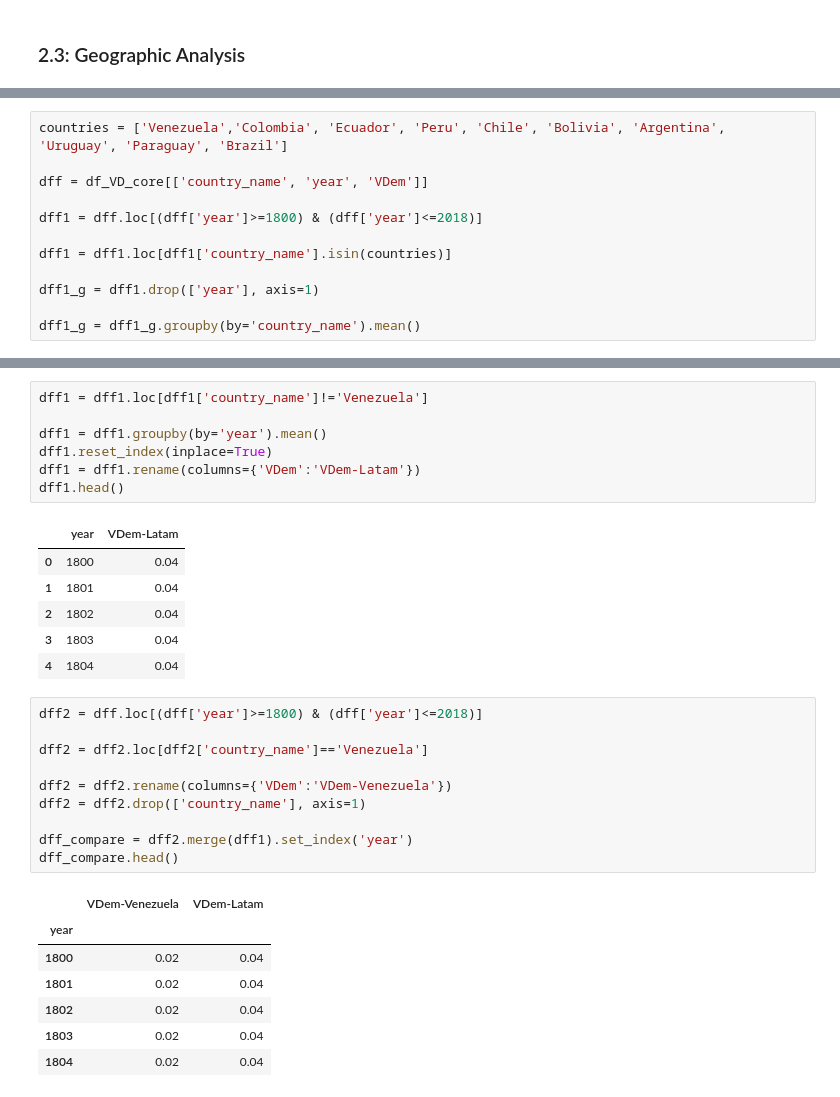
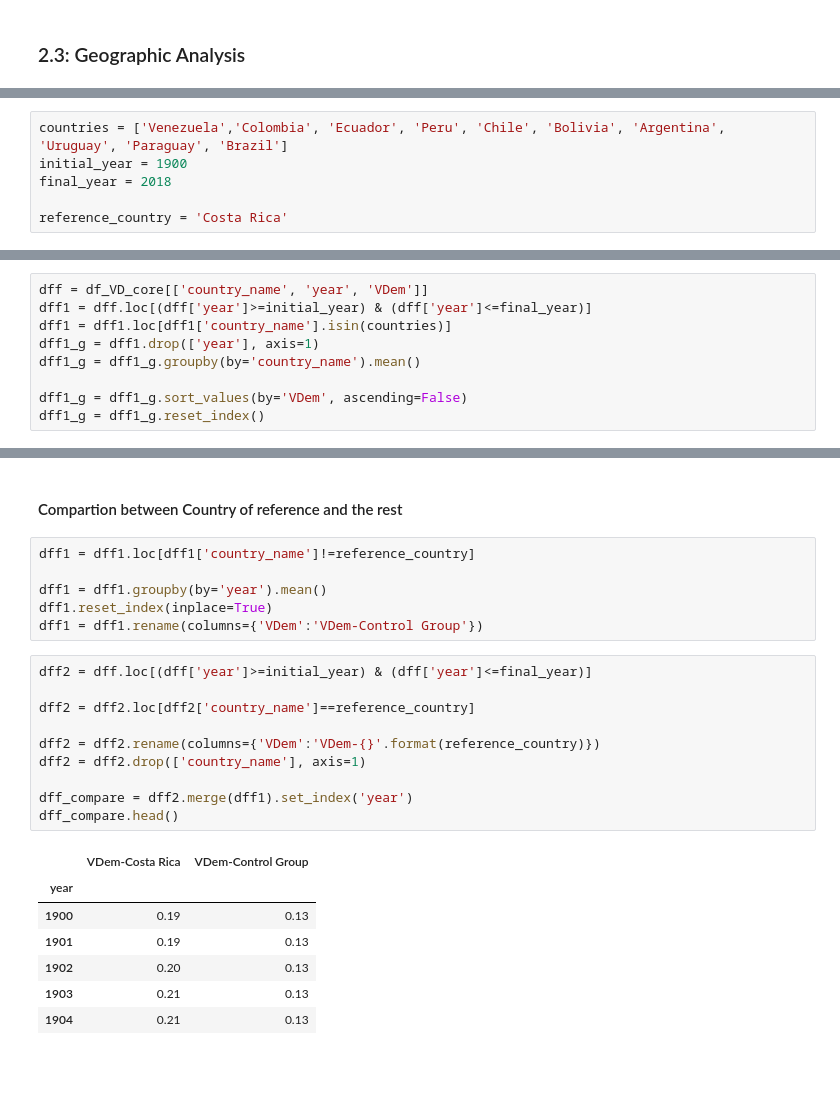
Before and after one commit to lombardidiego/Fragile_States, a Jupyter notebook: State_Fragile_Index.ipynb, the cells around one changed output, grey strips where cells are left out. Saved outputs shown, nothing was run; the diff lists cells and outputs as text; blank space fills up the shorter version.

Commit message:
Update: FSI, VDem, and HDI

```diff
--- a/State_Fragile_Index.ipynb
+++ b/State_Fragile_Index.ipynb
@@ -581,0 +586,6 @@ f_geo_analysis_year(2018, 'VDem')
+# %%
+countries = ['Venezuela','Colombia', 'Ecuador', 'Peru', 'Chile', 'Bolivia', 'Argentina', 'Uruguay', 'Paraguay', 'Brazil']
+initial_year = 1900
+final_year = 2018
+
+reference_country = 'Costa Rica'
@@ -582,12 +594,9 @@ f_geo_analysis_year(2018, 'VDem')
 # %%
-countries = ['Venezuela','Colombia', 'Ecuador', 'Peru', 'Chile', 'Bolivia', 'Argentina', 'Uruguay', 'Paraguay', 'Brazil']
+dff = df_VD_core[['country_name', 'year', 'VDem']]
+dff1 = dff.loc[(dff['year']>=initial_year) & (dff['year']<=final_year)]
+dff1 = dff1.loc[dff1['country_name'].isin(countries)]
+dff1_g = dff1.drop(['year'], axis=1)
+dff1_g = dff1_g.groupby(by='country_name').mean()
 
-dff = df_VD_core[['country_name', 'year', 'VDem']]
-
-dff1 = dff.loc[(dff['year']>=1800) & (dff['year']<=2018)]
-
-dff1 = dff1.loc[dff1['country_name'].isin(countries)]
-
-dff1_g = dff1.drop(['year'], axis=1)
-
-dff1_g = dff1_g.groupby(by='country_name').mean()
+dff1_g = dff1_g.sort_values(by='VDem', ascending=False)
+dff1_g = dff1_g.reset_index()
@@ -594,34 +619,28 @@ dff1_g = dff1_g.groupby(by='country_name').mean()
+# %% [markdown]
+#### Compartion between Country of reference and the rest
 # %%
-dff1 = dff1.loc[dff1['country_name']!='Venezuela']
+dff1 = dff1.loc[dff1['country_name']!=reference_country]
 
 dff1 = dff1.groupby(by='year').mean()
 dff1.reset_index(inplace=True)
-dff1 = dff1.rename(columns={'VDem':'VDem-Latam'})
-dff1.head()
+dff1 = dff1.rename(columns={'VDem':'VDem-Control Group'})
-# %% [output]
-|  | year | VDem-Latam |
-| 0 | 1800 | 0.04 |
-| 1 | 1801 | 0.04 |
-| 2 | 1802 | 0.04 |
-| 3 | 1803 | 0.04 |
-| 4 | 1804 | 0.04 |
 # %%
-dff2 = dff.loc[(dff['year']>=1800) & (dff['year']<=2018)]
+dff2 = dff.loc[(dff['year']>=initial_year) & (dff['year']<=final_year)]
 
-dff2 = dff2.loc[dff2['country_name']=='Venezuela']
+dff2 = dff2.loc[dff2['country_name']==reference_country]
 
-dff2 = dff2.rename(columns={'VDem':'VDem-Venezuela'})
+dff2 = dff2.rename(columns={'VDem':'VDem-{}'.format(reference_country)})
 dff2 = dff2.drop(['country_name'], axis=1)
 
 dff_compare = dff2.merge(dff1).set_index('year')
 dff_compare.head()
 # %% [output]
-|  | VDem-Venezuela | VDem-Latam |
+|  | VDem-Costa Rica | VDem-Control Group |
 | year |  |  |
-| 1800 | 0.02 | 0.04 |
-| 1801 | 0.02 | 0.04 |
-| 1802 | 0.02 | 0.04 |
-| 1803 | 0.02 | 0.04 |
-| 1804 | 0.02 | 0.04 |
+| 1900 | 0.19 | 0.13 |
+| 1901 | 0.19 | 0.13 |
+| 1902 | 0.20 | 0.13 |
+| 1903 | 0.21 | 0.13 |
+| 1904 | 0.21 | 0.13 |
 # %%
 trace1 = go.Scatter(x=dff_compare.index,
```
Also changed, not shown: parts of 44 cells of this notebook.
